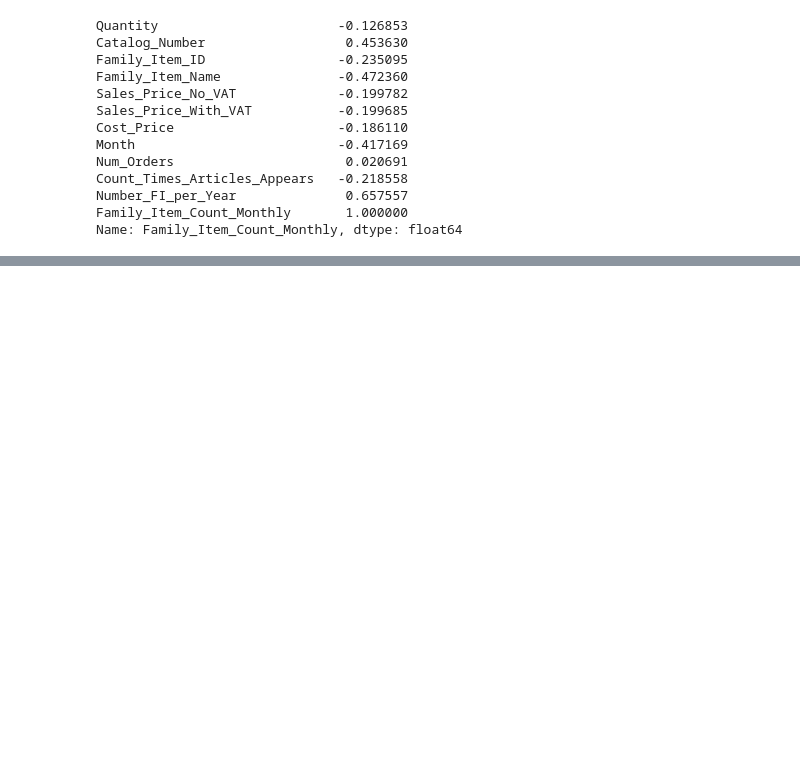
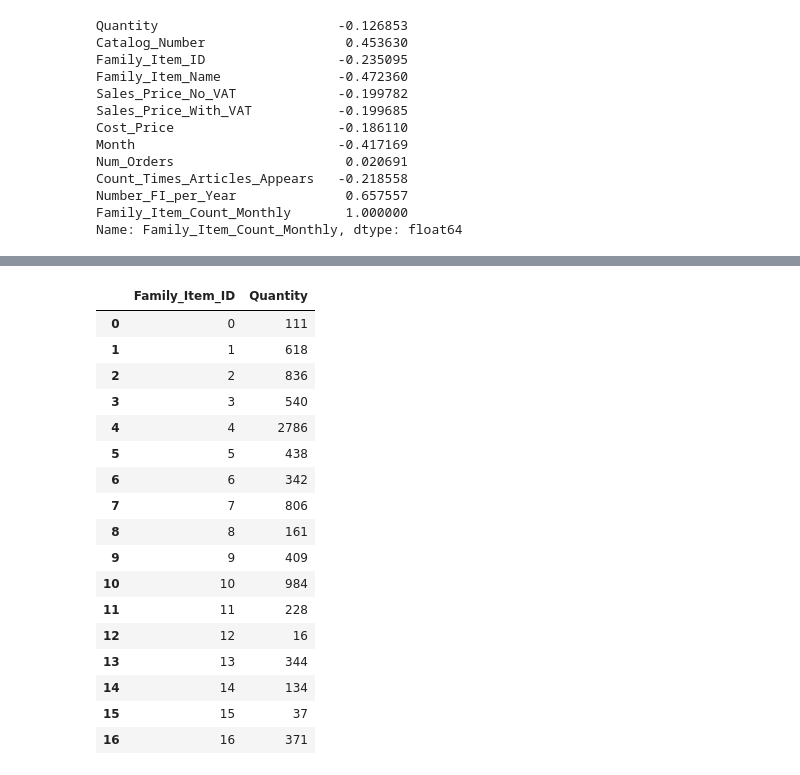
Before and after one commit to Nlasry1996/Nautica-Home, a Jupyter notebook: Untitled0.ipynb, the cells around one changed output, grey strips where cells are left out. Saved outputs shown, nothing was run; the diff lists cells and outputs as text; code cells hidden in the pictures; blank space fills up the shorter version.

```diff
--- a/Untitled0.ipynb
+++ b/Untitled0.ipynb
@@ -143,0 +184,22 @@ Name: Family_Item_Count_Monthly, dtype: float64
+# %%
+df_FI= df.groupby('Family_Item_ID')['Quantity'].count().reset_index()
+df_FI
+# %% [output]
+|  | Family_Item_ID | Quantity |
+| 0 | 0 | 111 |
+| 1 | 1 | 618 |
+| 2 | 2 | 836 |
+| 3 | 3 | 540 |
+| 4 | 4 | 2786 |
+| 5 | 5 | 438 |
+| 6 | 6 | 342 |
+| 7 | 7 | 806 |
+| 8 | 8 | 161 |
+| 9 | 9 | 409 |
+| 10 | 10 | 984 |
+| 11 | 11 | 228 |
+| 12 | 12 | 16 |
+| 13 | 13 | 344 |
+| 14 | 14 | 134 |
+| 15 | 15 | 37 |
+| 16 | 16 | 371 |
```
Also changed, not shown: parts of 8 cells of this notebook.
